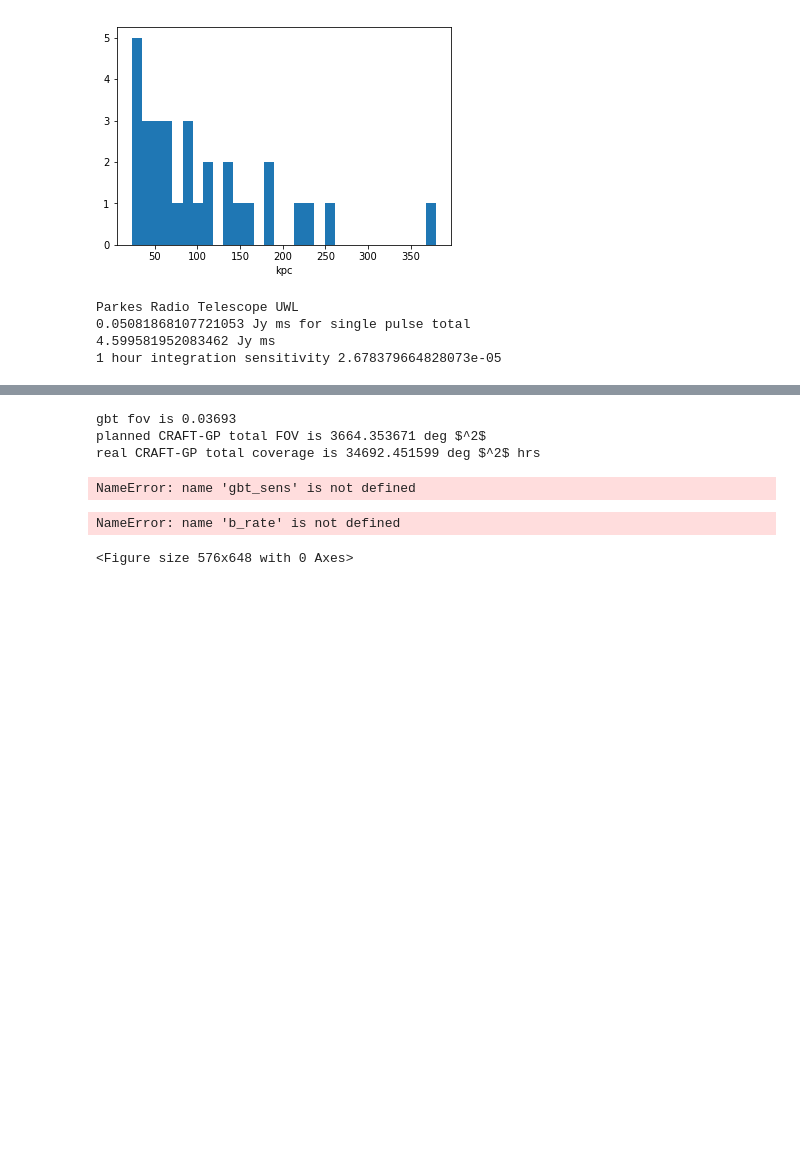
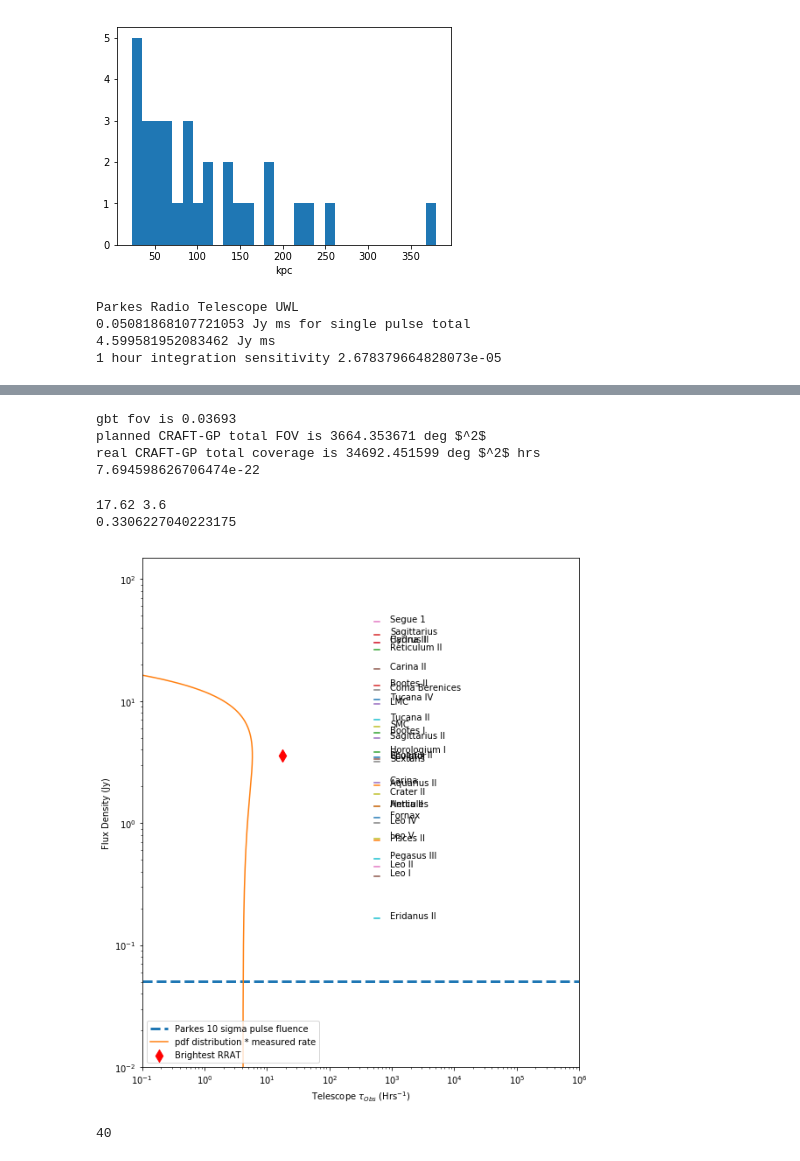
Before and after one commit to hqiu-nju/xuanming, a Jupyter notebook: Dwarf Galaxy Search sensitivity.ipynb, the cells around one changed output, grey strips where cells are left out. Saved outputs shown, nothing was run; the diff lists cells and outputs as text; code cells hidden in the pictures; blank space fills up the shorter version.

```diff
--- a/Dwarf Galaxy Search sensitivity.ipynb
+++ b/Dwarf Galaxy Search sensitivity.ipynb
@@ -179,38 +180,7 @@ gbt=0.03692682 ##13 arcmin (3.35/2/60)^2*7*pi
 print("gbt fov is %.5f"%((13.01/2/60)**2*np.pi))
 print("planned CRAFT-GP total FOV is %f deg $^2$"%(askap*160))
 print("real CRAFT-GP total coverage is %f deg $^2$ hrs"%(askap*63.117*24))
-#####this needs to be fixed
 
-pmbs_start=2100/3600#*0.5558873668
-pmbs_x=np.array([1e2,pmbs_start,1e-5])
-pmbs_y=pmbs_x*0+pks_sens
-
-htru_start=4300/3600#*0.5558873668
-htru_x=np.array([1e2,htru_start,1e-5])
-htru_y=htru_x*0+pks_sens
-
-utmost10=10#*utmost
-utmost_sens=3
-utmost_start=10#*22.9022104447
-utmost_x=np.array([1e2,utmost_start,1e-5])
-utmost_y=utmost_x*0+3
-
-askap_start=10#*22.9022104447
-askap_x=np.array([1e2,askap_start,1e-5])
-askap_y=askap_x*0+2*10
-
-
-gbt_start=10#*gbt
-gbt_x=np.array([1e2,gbt_start,1e-5])
-gbt_y=gbt_x*0+gbt_sens
-
-alfa_start=10#*gbt
-alfa_x=np.array([1e2,alfa_start,1e-5])
-alfa_y=alfa_x*0+alfa_sens
-
-superb_s=560/3600#*0.5558873668
-superb_x=np.array([1e2,superb_s,1e-5])
-superb_y=superb_x*0+pks_sens
 
 ##### log normal pulse stack distribution
 
@@ -227,7 +197,7 @@ print(log_normal(0.1,1.0,1))
 gbt fov is 0.03693
 planned CRAFT-GP total FOV is 3664.353671 deg $^2$
 real CRAFT-GP total coverage is 34692.451599 deg $^2$ hrs
+7.694598626706474e-22
-NameError: name 'gbt_sens' is not defined
 # %%
 plt.figure(figsize=(8,9))
 from scipy import signal
@@ -274,34 +244,35 @@ print(res.max())
 #print(sum(fdistr*distr))
 #print(fluxx3,fluxx3*oc[max])
 
 
 plt.xscale('log')
 plt.yscale('log')
 plt.ylabel('Flux Density (Jy)')
 plt.xlabel("Telescope $\\tau_{Obs}$ (Hrs$^{-1}$)")
 
 
 crab_rate=1/(tobs_1p*(1.4/0.7)**(-2.3))*3600
 # plt.plot([crab_rate,crab_rate],[1e-2,1000],label='rate at 1.4GHz crab 1kJy GP')
-k=-200
+k=200
 for i in pks_targets:
     plt.plot([crab_rate-10,crab_rate+100],[i["CrabGP"].value,i["CrabGP"].value])
     plt.annotate(i["Name"],(crab_rate+2*k,i["CrabGP"].value))
-    k=k*-1
 
 plt.plot([1e-1,1e6],[pks_sens,pks_sens],'--',c='C0',linewidth=3,label="Parkes 10 sigma pulse fluence")
 plt.scatter(oc[max],flux[max],s=100,marker="d",c='red',label='Brightest RRAT')
 #plt.plot(oc[max]*fdistr,flux[max]*distr)
 plt.plot(oc[max]*res,flux[max]*x_res,label="pdf distribution * measured rate")
 plt.xlim(1e-1,1e6)
 plt.ylim(1e-2,1.5e2)
 #plt.grid(True)
 plt.legend(loc=3)
 plt.tight_layout()
 plt.savefig("rrat_space.pdf")
 plt.show()
 #print(pmbs_y)
 print(len(oc))
 # %% [output]
-NameError: name 'b_rate' is not defined
+17.62 3.6
+0.3306227040223175
+[figure, added]
-<Figure size 576x648 with 0 Axes>
+40
```
Also changed, not shown: parts of 5 cells of this notebook.
